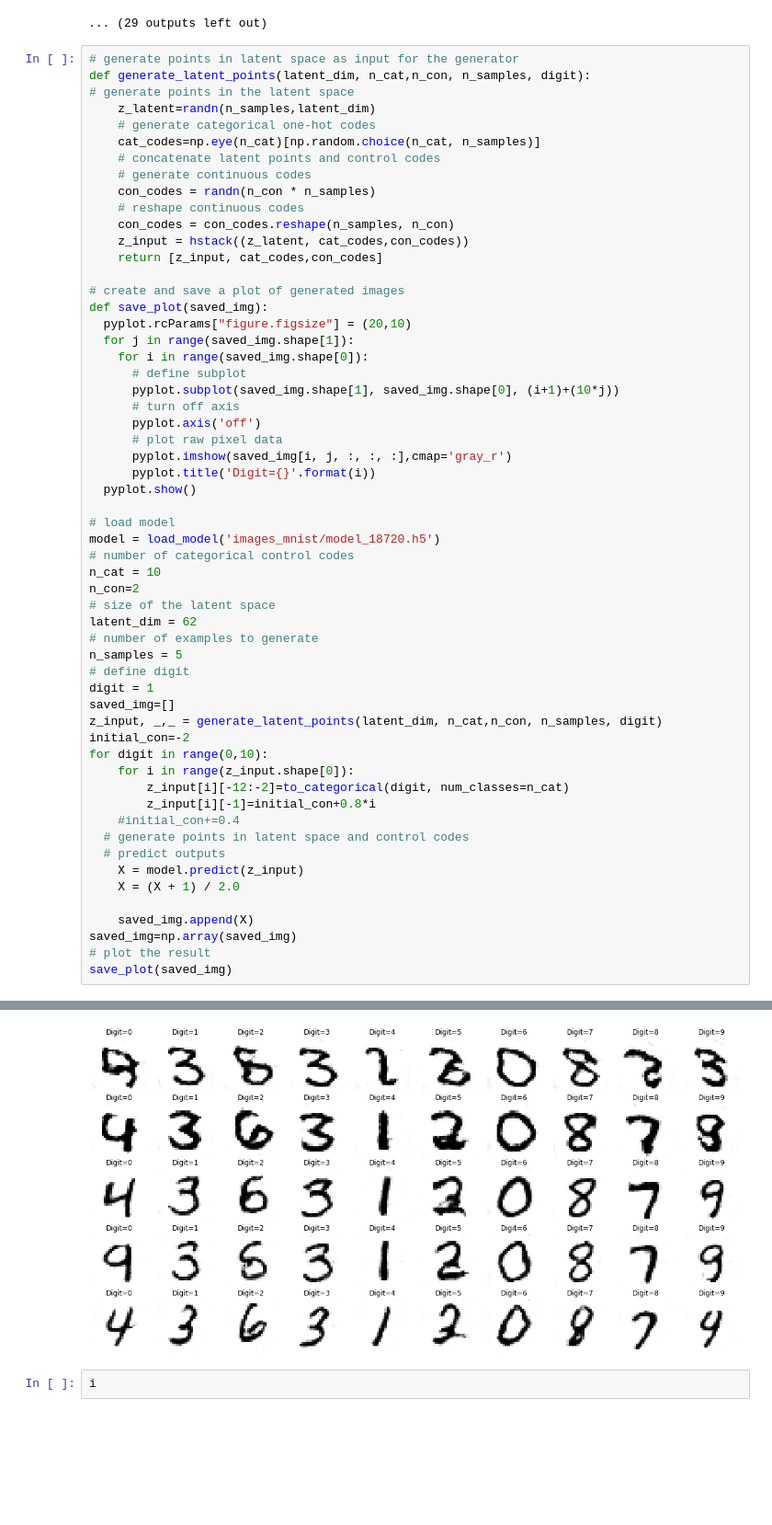
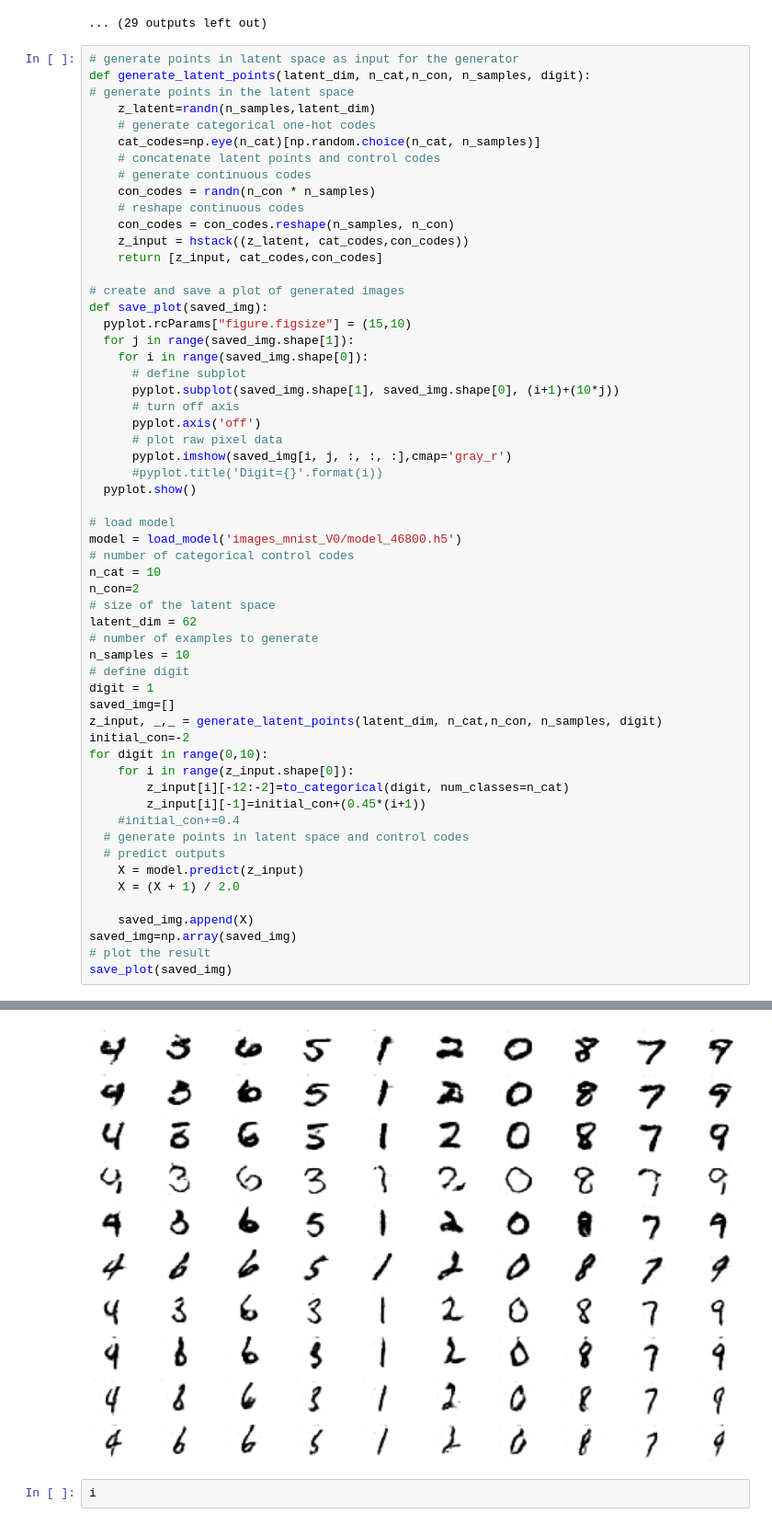
Before and after one commit to BrunoC-L/8225-project, a Jupyter notebook: InfoGAN_MNIST_V0.ipynb, the cells around one changed output, grey strips where cells are left out. Shown: that part at 92% size. Cells and saved outputs as stored; diff of their text form; blank space fills up the shorter version.

Commit message:
Final version for MNIST

```diff
--- a/InfoGAN_MNIST_V0.ipynb
+++ b/InfoGAN_MNIST_V0.ipynb
@@ -385,7 +399,7 @@ def generate_latent_points(latent_dim, n_cat,n_con, n_samples, digit):
 
 # create and save a plot of generated images
 def save_plot(saved_img):
-  pyplot.rcParams["figure.figsize"] = (20,10)
+  pyplot.rcParams["figure.figsize"] = (15,10)
   for j in range(saved_img.shape[1]):
     for i in range(saved_img.shape[0]):
       # define subplot
@@ -394,41 +408,41 @@ def save_plot(saved_img):
       pyplot.axis('off')
       # plot raw pixel data
       pyplot.imshow(saved_img[i, j, :, :, :],cmap='gray_r')
-      pyplot.title('Digit={}'.format(i))
+      #pyplot.title('Digit={}'.format(i))
   pyplot.show()
 
 # load model
-model = load_model('images_mnist/model_18720.h5')
+model = load_model('images_mnist_V0/model_46800.h5')
 # number of categorical control codes
 n_cat = 10
 n_con=2
 # size of the latent space
 latent_dim = 62
 # number of examples to generate
-n_samples = 5
+n_samples = 10
 # define digit
 digit = 1
 saved_img=[]
 z_input, _,_ = generate_latent_points(latent_dim, n_cat,n_con, n_samples, digit)
 initial_con=-2
 for digit in range(0,10):
     for i in range(z_input.shape[0]):
         z_input[i][-12:-2]=to_categorical(digit, num_classes=n_cat)
-        z_input[i][-1]=initial_con+0.8*i
+        z_input[i][-1]=initial_con+(0.45*(i+1))
     #initial_con+=0.4
   # generate points in latent space and control codes
   # predict outputs
     X = model.predict(z_input)
     X = (X + 1) / 2.0
 
     saved_img.append(X)
 saved_img=np.array(saved_img)
 # plot the result
 save_plot(saved_img)
 # %% [output]
 WARNING:tensorflow:No training configuration found in the save file, so the model was *not* compiled. Compile it manually.
 WARNING:tensorflow:No training configuration found in the save file, so the model was *not* compiled. Compile it manually.
-[figure, old version]
+[figure, new version]
 # %%
 i
 # %% [output]
```
Also changed, not shown: parts of 4 cells of this notebook.
